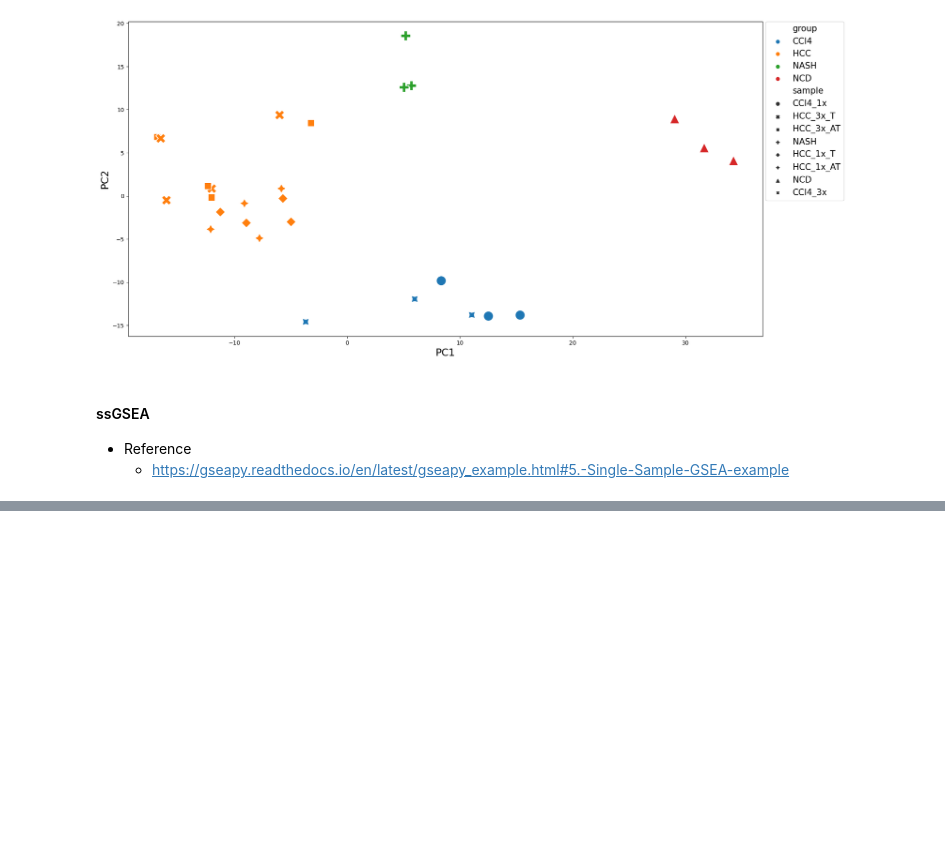
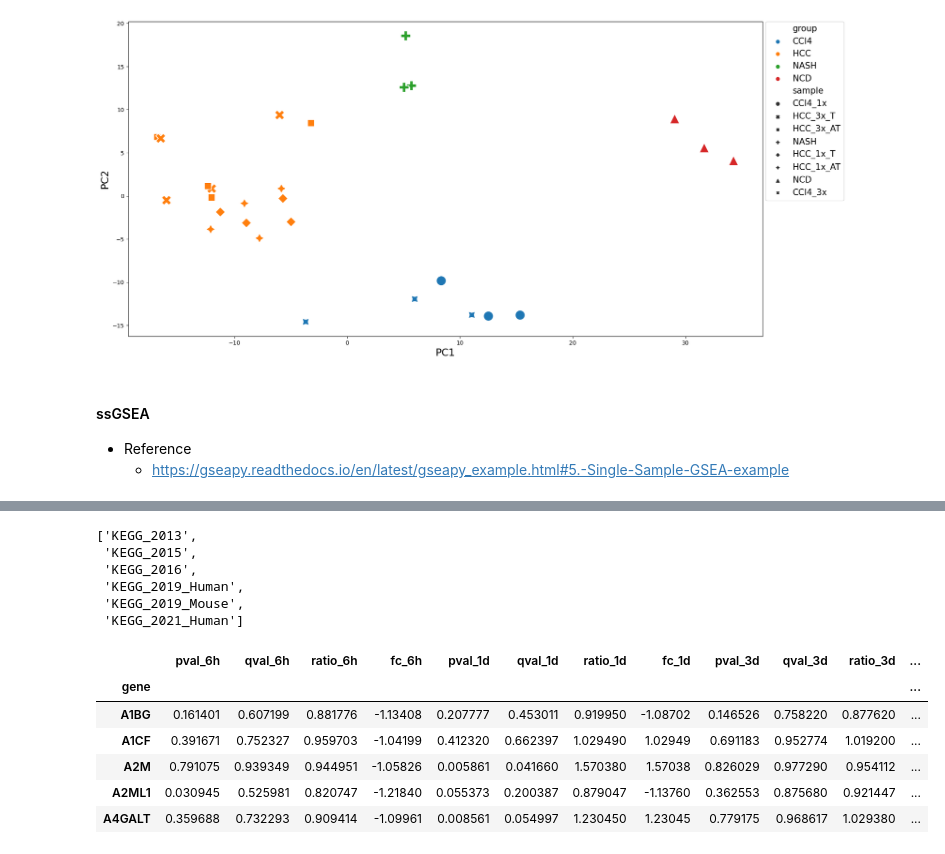
Before and after one commit to jigsaw-snu/NASH_HCC_liver-KRIBB_2022, a Jupyter notebook: srcs/rsem_star_deseq/sample_qc.ipynb, the cells around one changed output, grey strips where cells are left out. Saved outputs shown, nothing was run; the diff lists cells and outputs as text; code cells hidden in the pictures; blank space fills up the shorter version.

```diff
--- a/srcs/rsem_star_deseq/sample_qc.ipynb
+++ b/srcs/rsem_star_deseq/sample_qc.ipynb
@@ -841,0 +884,21 @@ AttributeError: 'str' object has no attribute 'dtype'
+# %%
+[x for x in gp.get_library_name() if 'KEGG' in x]
+# %% [output]
+['KEGG_2013',
+ 'KEGG_2015',
+ 'KEGG_2016',
+ 'KEGG_2019_Human',
+ 'KEGG_2019_Mouse',
+ 'KEGG_2021_Human']
+# %%
+test_df = pd.read_csv('https://raw.githubusercontent.com/kuanrongchan/vaccine-studies/main/Ad5_seroneg.csv',index_col=0)
+# %%
+test_df.head()
+# %% [output]
+|  | pval_6h | qval_6h | ratio_6h | fc_6h | pval_1d | qval_1d | ratio_1d | fc_1d | pval_3d | qval_3d | ratio_3d | ... |
+| gene |  |  |  |  |  |  |  |  |  |  |  | ... |
+| A1BG | 0.161401 | 0.607199 | 0.881776 | -1.13408 | 0.207777 | 0.453011 | 0.919950 | -1.08702 | 0.146526 | 0.758220 | 0.877620 | ... |
+| A1CF | 0.391671 | 0.752327 | 0.959703 | -1.04199 | 0.412320 | 0.662397 | 1.029490 | 1.02949 | 0.691183 | 0.952774 | 1.019200 | ... |
+| A2M | 0.791075 | 0.939349 | 0.944951 | -1.05826 | 0.005861 | 0.041660 | 1.570380 | 1.57038 | 0.826029 | 0.977290 | 0.954112 | ... |
+| A2ML1 | 0.030945 | 0.525981 | 0.820747 | -1.21840 | 0.055373 | 0.200387 | 0.879047 | -1.13760 | 0.362553 | 0.875680 | 0.921447 | ... |
+| A4GALT | 0.359688 | 0.732293 | 0.909414 | -1.09961 | 0.008561 | 0.054997 | 1.230450 | 1.23045 | 0.779175 | 0.968617 | 1.029380 | ... |
```
Also changed, not shown: parts of 15 cells of this notebook.
